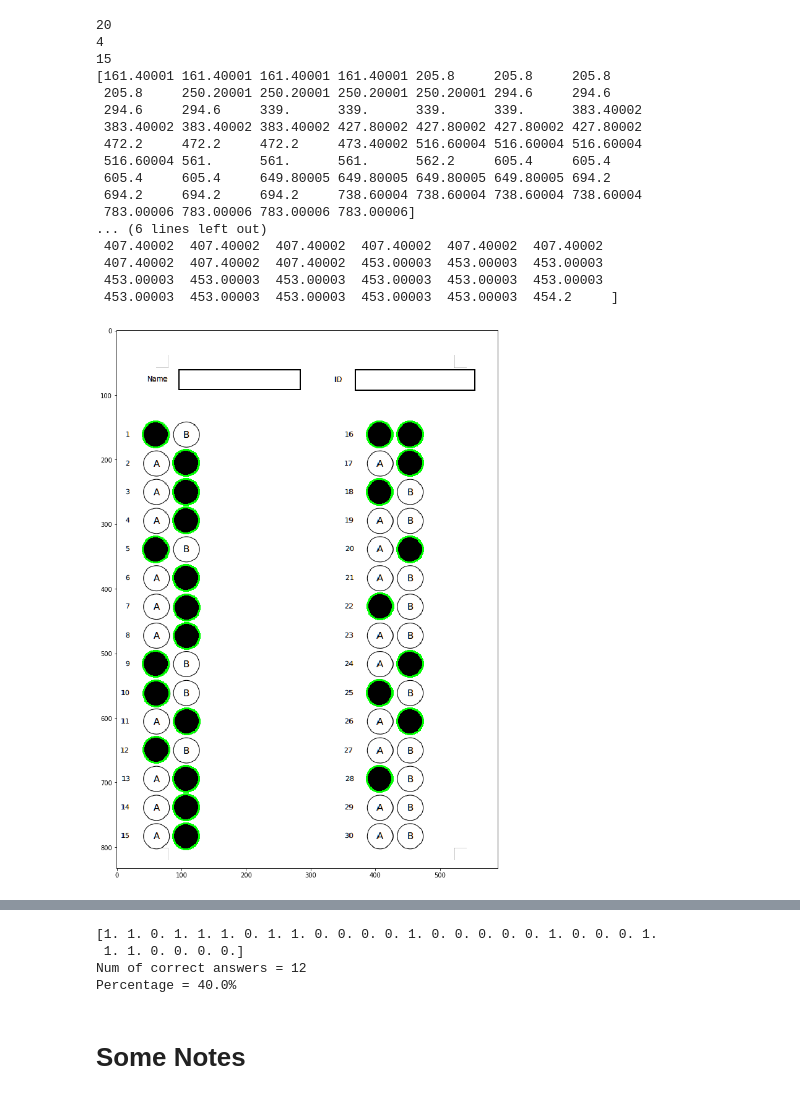
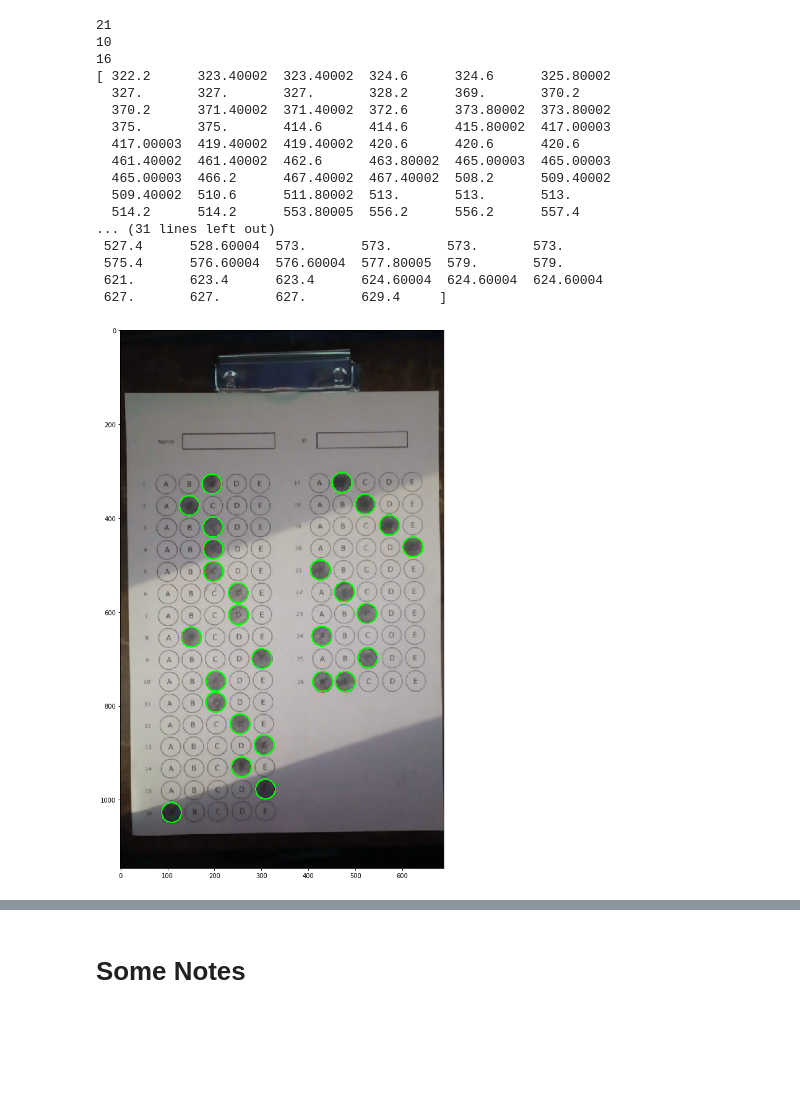
Before and after one commit to ahmedABDELFATTAH1/GradesAutoFiller, a Jupyter notebook: SimiFinal.ipynb, the cells around one changed output, grey strips where cells are left out. Drawn from its saved outputs; the diff is of its cells as text; code cells hidden in the pictures; blank space fills up the shorter version.

Commit message:
Finish BubbleSheet

```diff
--- a/SimiFinal.ipynb
+++ b/SimiFinal.ipynb
@@ -192,7 +192,8 @@ def QuestionAndItsAnswer(OnlyAnswer ,AverageOfChoices , AverageOfQuestions,Radiu
     AllAnswer = []
     for i in OnlyAnswer[0]:
         answer = GetInformationOfAnswer( i[0],i[1], AverageOfChoices , AverageOfQuestions,Radius)
-        AllAnswer.append([answer[0] , answer[1]])
+        if(answer[0] > 0 and answer[1] > 0):
+            AllAnswer.append([answer[0] , answer[1]])
 
     return AllAnswer
 # %%
@@ -321,6 +322,7 @@ def BubbleSheet(Exam , Model):
                     NumOfRows = math.ceil(len(CorrectAnswer)/NumOfQuestions)
             #         print(NumOfRows)                                            ## Print number of rows
                     AllAnswer = ModifyLetterAndNumMap(AllAnswer ,NumOfRows, NumOfChoices , NumOfQuestions)
+                    print(AllAnswer)
                     AllAnswer = RemoveDoublecate(AllAnswer)
                     if MaxFun(AllAnswer) > len(CorrectAnswer):
                         Message = "Error in the system , error (0)"
@@ -346,12 +348,12 @@ def BubbleSheet(Exam , Model):
             # print The grade
             if Grade == -1:
                 print(Message)
-                Write(None , None , Message , None)
+                Write(None , None , Message , [])
 
             elif Grade == 0:
                 print("Num of correct answers = 0")
                 print("Percentage = 0%")
-                Write(Grade , None , None , None)
+                Write(Grade , None , None , [])
             else:
                 percentage = (Grade/len(CorrectAnswer) * 100)
                 percentage = (math.floor(percentage/.1))/10
@@ -361,35 +363,37 @@ def BubbleSheet(Exam , Model):
     else:
         Message = "Can't load image"
         print(Message)
-        Write(None , None , Message , None)
+        Write(None , None , Message , [])
 # %%
-BubbleSheet("Two0.png" , "Two0.txt")
-print("=================================================")
-BubbleSheet("Four0.png" , "Four0.txt")
-print("=================================================")
-BubbleSheet("Five0.png" , "Five0.txt")
-print("=================================================")
-BubbleSheet("TwoThree0.png" , "TwoThree0.txt")
-print("=================================================")
-BubbleSheet("FourOne0.png" , "FourOne0.txt")
-print("=================================================")
-BubbleSheet("CameraTwo0.jpeg" , "Two0.txt")
+# BubbleSheet("Two0.png" , "Two0.txt")
+# print("=================================================")
+# BubbleSheet("Four0.png" , "Four0.txt")
+# print("=================================================")
+# BubbleSheet("Five0.png" , "Five0.txt")
+# print("=================================================")
+# BubbleSheet("TwoThree0.png" , "TwoThree0.txt")
+# print("=================================================")
+# BubbleSheet("FourOne0.png" , "FourOne0.txt")
+# print("=================================================")
+# BubbleSheet("CameraTwo0.jpeg" , "Two0.txt")
+
+BubbleSheet("CameraFiveFar0.jpeg" , "Five0.txt")
 # %% [output]
-20
-4
-15
-[161.40001 161.40001 161.40001 161.40001 205.8     205.8     205.8
- 205.8     250.20001 250.20001 250.20001 250.20001 294.6     294.6
- 294.6     294.6     339.      339.      339.      339.      383.40002
- 383.40002 383.40002 383.40002 427.80002 427.80002 427.80002 427.80002
- 472.2     472.2     472.2     473.40002 516.60004 516.60004 516.60004
- 516.60004 561.      561.      561.      562.2     605.4     605.4
- 605.4     605.4     649.80005 649.80005 649.80005 649.80005 694.2
- 694.2     694.2     694.2     738.60004 738.60004 738.60004 738.60004
- 783.00006 783.00006 783.00006 783.00006]
-... (6 lines left out)
- 407.40002  407.40002  407.40002  407.40002  407.40002  407.40002
- 407.40002  407.40002  407.40002  453.00003  453.00003  453.00003
- 453.00003  453.00003  453.00003  453.00003  453.00003  453.00003
- 453.00003  453.00003  453.00003  453.00003  453.00003  454.2     ]
+21
+10
+16
+[ 322.2      323.40002  323.40002  324.6      324.6      325.80002
+  327.       327.       327.       328.2      369.       370.2
+  370.2      371.40002  371.40002  372.6      373.80002  373.80002
+  375.       375.       414.6      414.6      415.80002  417.00003
+  417.00003  419.40002  419.40002  420.6      420.6      420.6
+  461.40002  461.40002  462.6      463.80002  465.00003  465.00003
+  465.00003  466.2      467.40002  467.40002  508.2      509.40002
+  509.40002  510.6      511.80002  513.       513.       513.
+  514.2      514.2      553.80005  556.2      556.2      557.4
+... (31 lines left out)
+ 527.4      528.60004  573.       573.       573.       573.
+ 575.4      576.60004  576.60004  577.80005  579.       579.
+ 621.       623.4      623.4      624.60004  624.60004  624.60004
+ 627.       627.       627.       629.4     ]
-[figure, old version]
+[figure, new version]
@@ -486,7 +405,3 @@ Percentage = 53.3%
-[1. 1. 0. 1. 1. 1. 0. 1. 1. 0. 0. 0. 0. 1. 0. 0. 0. 0. 0. 1. 0. 0. 0. 1.
- 1. 1. 0. 0. 0. 0.]
-Num of correct answers = 12
-Percentage = 40.0%
 # %% [markdown]
 # Some Notes
 # %% [markdown]
```
Also changed, not shown: parts of 1 cell of this notebook, 4 other files.
